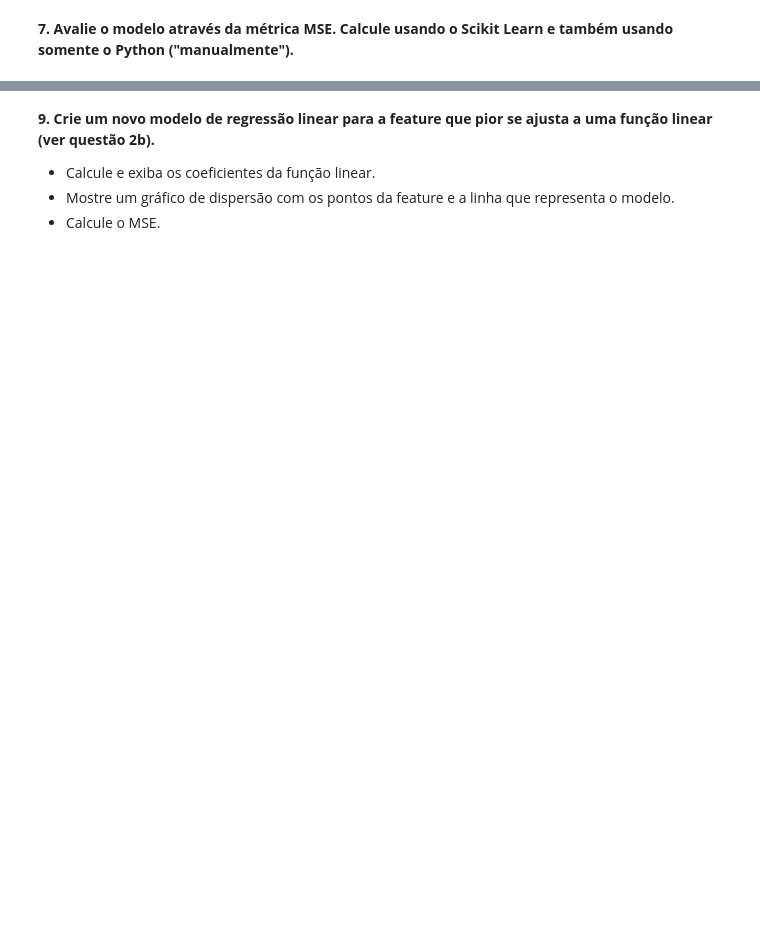
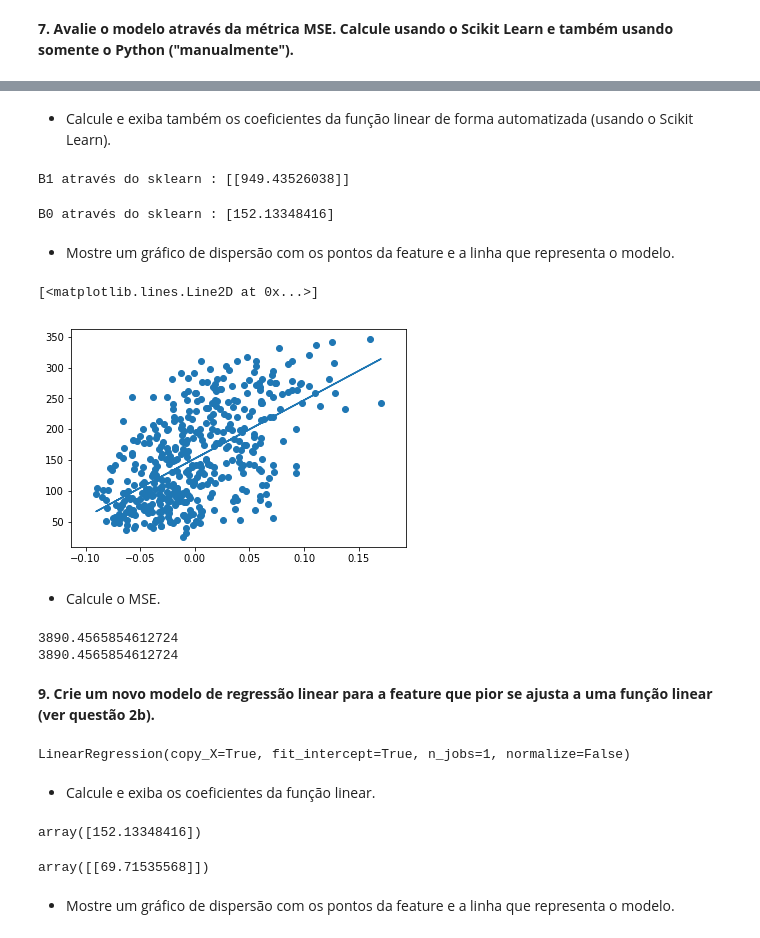
Before and after one commit to raysonsantos/course-machine-learning, a Jupyter notebook: notebook-listas/Notebook Lista de Exercicios 01.ipynb, the cells around one changed output, grey strips where cells are left out. Drawn from its saved outputs; the diff is of its cells as text; code cells hidden in the pictures; blank space fills up the shorter version.

```diff
--- a/notebook-listas/Notebook Lista de Exercicios 01.ipynb
+++ b/notebook-listas/Notebook Lista de Exercicios 01.ipynb
@@ -21,0 +143,5 @@
+# %%
+model = linear_model.LinearRegression()
+model.fit(X, y)
+y.shape
+X.shape
@@ -33,0 +223,6 @@
+# %%
+x_bmi = [ [i] for i in X[:,2] ]
+yy = [ [i] for i in y]
+# %%
+model_bmi = linear_model.LinearRegression()
+model_bmi.fit(x_bmi, yy)
@@ -34,5 +244,39 @@
+# %% [markdown]
+* Calcule e exiba também os coeficientes da função linear de forma automatizada (usando o Scikit Learn).
+# %%
+#B1 através do sklearn
+print('B1 através do sklearn : {}'.format(model_bmi.coef_))
+# %% [output]
+B1 através do sklearn : [[949.43526038]]
+# %%
+#B0 através do sklearn
+print('B0 através do sklearn : {}'.format(model_bmi.intercept_))
+# %% [output]
+B0 através do sklearn : [152.13348416]
+# %% [markdown]
+* Mostre um gráfico de dispersão com os pontos da feature e a linha que representa o modelo.
+# %%
+yy_pred_bmi = model_bmi.predict(x_bmi)
+# %%
+plt.scatter(x_bmi, yy)
+#plotando a linha que representa o modelo, ATENÇÃO, usar os y preditos
+plt.plot(x_bmi, yy_pred_bmi)
+# %% [output]
+[<matplotlib.lines.Line2D at 0x...>]
+[figure, added]
+# %% [markdown]
+* Calcule o MSE.
+# %%
+# MSE calculado através do sklearn
+y_pred_bmi = model_bmi.predict(x_bmi)
+mse = metrics.mean_squared_error(yy, y_pred_bmi)
+
+print(mse)
+# MSE calculado manualmente
+mse_manual = np.sum( (yy - y_pred_bmi) ** 2) / len (yy)
+print(mse_manual)
+# %% [output]
+3890.4565854612724
+3890.4565854612724
 # %% [markdown]
 **9. Crie um novo modelo de regressão linear para a feature que pior se ajusta a uma função linear (ver questão 2b).**
-  * Calcule e exiba os coeficientes da função linear.
-  * Mostre um gráfico de dispersão com os pontos da feature e a linha que representa o modelo.
-  * Calcule o MSE.
@@ -38,0 +285,17 @@
+# %%
+mode_sex = linear_model.LinearRegression()
+mode_sex.fit(x_sex, yy)
+# %% [output]
+LinearRegression(copy_X=True, fit_intercept=True, n_jobs=1, normalize=False)
+# %% [markdown]
+  * Calcule e exiba os coeficientes da função linear.
+# %%
+mode_sex.intercept_
+# %% [output]
+array([152.13348416])
+# %%
+mode_sex.coef_
+# %% [output]
+array([[69.71535568]])
+# %% [markdown]
+* Mostre um gráfico de dispersão com os pontos da feature e a linha que representa o modelo.
```
Also changed, not shown: parts of 36 cells of this notebook, 1 other file.
